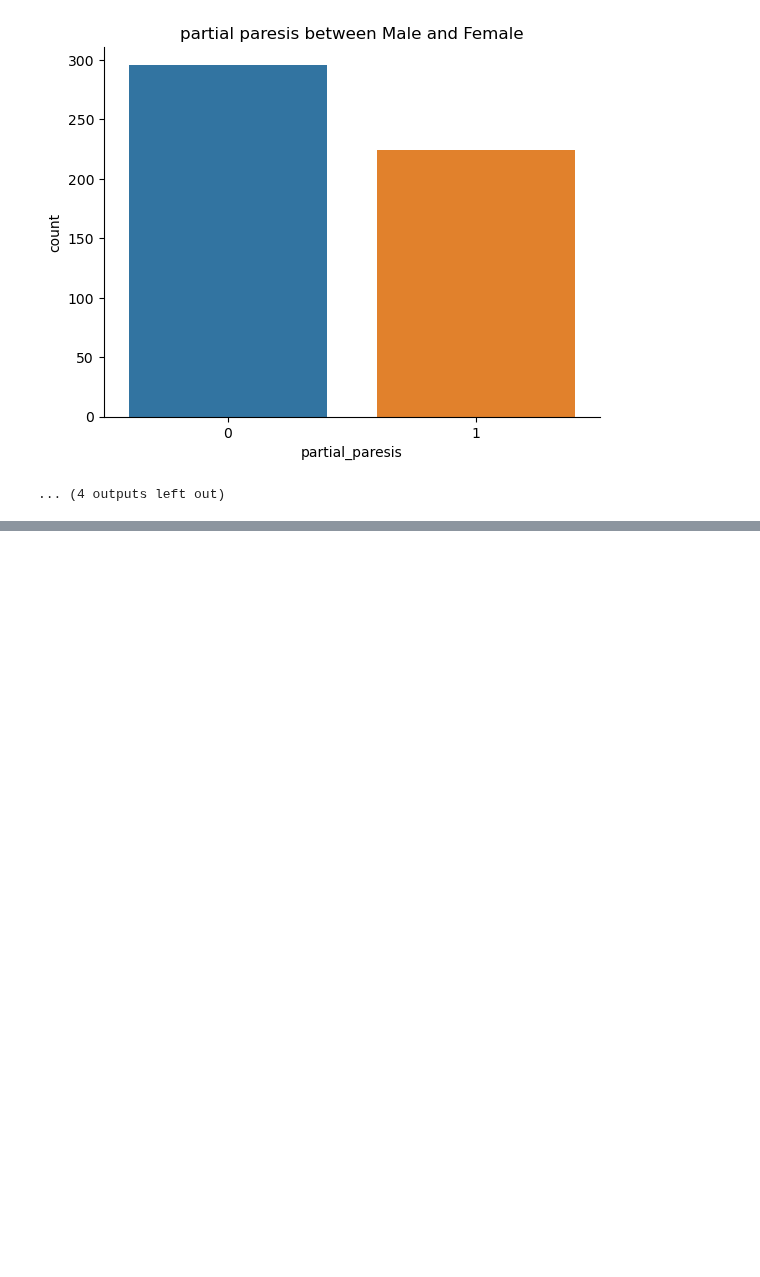
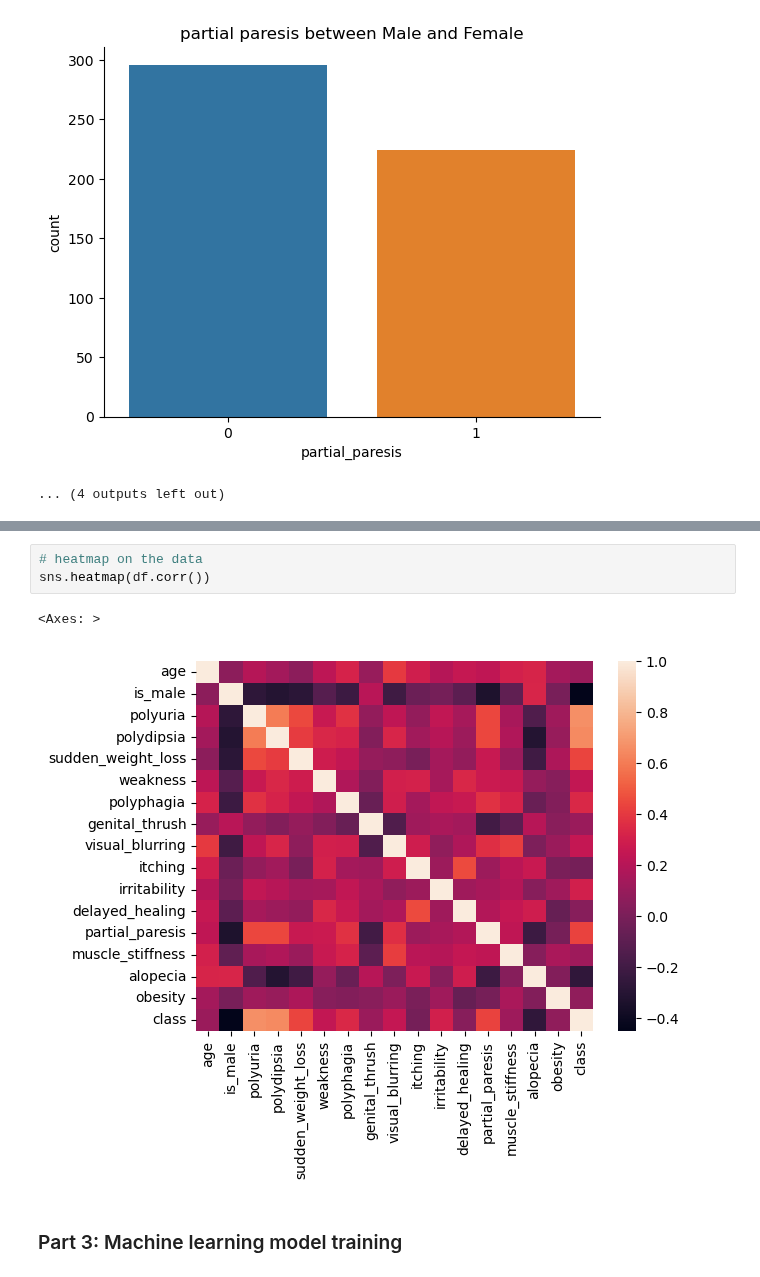
Before and after one commit to andazi/goal-data-science, a Jupyter notebook: Data science tools,statistics and probability/EARLY DIABETES DETECTION.ipynb, the cells around one changed output, grey strips where cells are left out. Drawn from its saved outputs; the diff is of its cells as text; blank space fills up the shorter version.

```diff
--- a/Data science tools,statistics and probability/EARLY DIABETES DETECTION.ipynb
+++ b/Data science tools,statistics and probability/EARLY DIABETES DETECTION.ipynb
@@ -217,0 +371,8 @@ for column in columns:
+# %%
+# heatmap on the data
+sns.heatmap(df.corr())
+# %% [output]
+<Axes: >
+[figure, added]
+# %% [markdown]
+### Part 3: Machine learning model training
```
Also changed, not shown: parts of 24 cells of this notebook, 2 other files.
